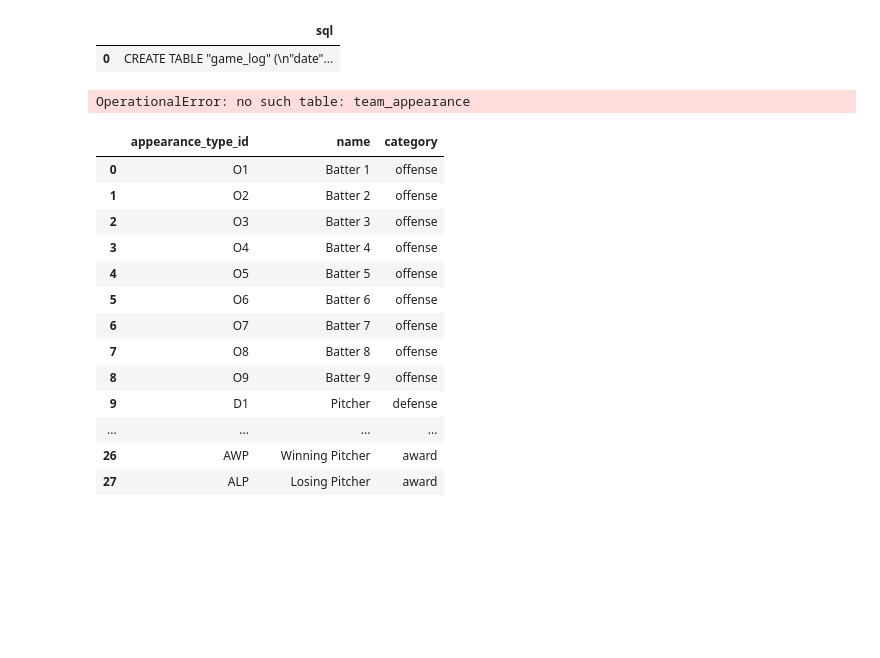
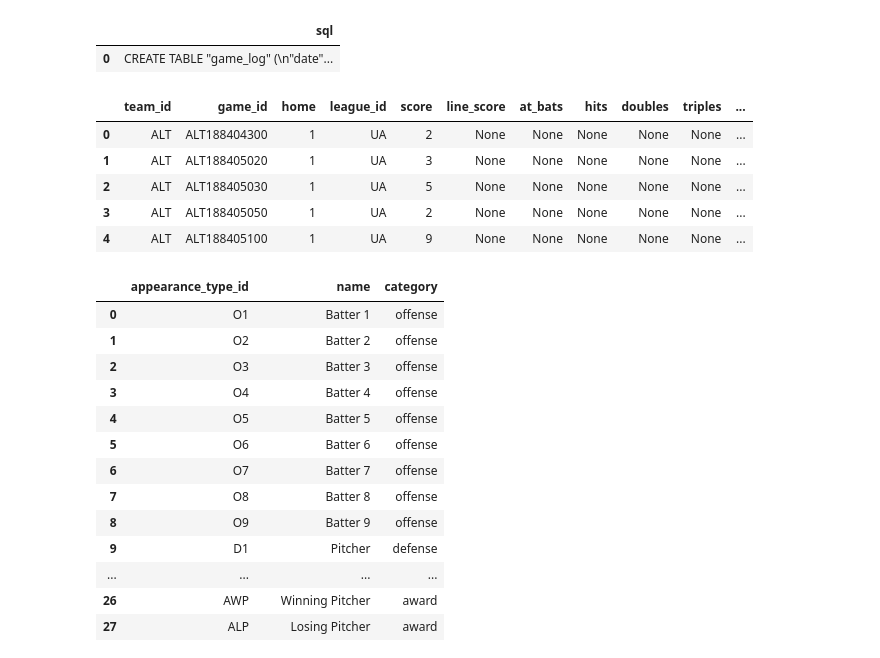
Before and after one commit to matiasconde/Designing-and-Creating-a-Database-MLB, a Jupyter notebook: Notebook.ipynb, the cells around one changed output. Saved outputs shown, nothing was run; the diff lists cells and outputs as text; code cells hidden in the pictures; blank space fills up the shorter version.

```diff
--- a/Notebook.ipynb
+++ b/Notebook.ipynb
@@ -474,7 +472,6 @@ run_query('SELECT sql FROM sqlite_master WHERE name = \
 |  | sql |
 | 0 | CREATE TABLE "game_log" (\n"date"... |
 # %%
-run_command('DROP TABLE team_appearance')
 query_team_appearance = """CREATE TABLE IF NOT EXISTS team_appearance
 (team_id TEXT, game_id TEXT, home INTEGER, league_id TEXT, score INTEGER,
 line_score TEXT, at_bats REAL, hits REAL,
@@ -506,34 +503,39 @@ h_walks, h_intentional_walks,
 h_strikeouts, h_stolen_bases,
 h_caught_stealing, h_grounded_into_double,
 h_first_catcher_interference, h_left_on_base,
 h_pitchers_used, h_individual_earned_runs,
 h_team_earned_runs, h_wild_pitches,
 h_balks, h_putouts, h_assists, h_errors,
 h_passed_balls, h_double_plays, h_triple_plays
 FROM game_log
 UNION
 SELECT v_name, game_id, 0 AS home, v_league,
 v_score,
 v_line_score, v_at_bats, v_hits,
 v_doubles, v_triples,
 v_homeruns, v_rbi, v_sacrifice_hits,
 v_sacrifice_flies, v_hit_by_pitch,
 v_walks, v_intentional_walks,
 v_strikeouts, v_stolen_bases,
 v_caught_stealing, v_grounded_into_double,
 v_first_catcher_interference, v_left_on_base,
 v_pitchers_used, v_individual_earned_runs,
 v_team_earned_runs, v_wild_pitches,
 v_balks, v_putouts, v_assists, v_errors,
 v_passed_balls, v_double_plays, v_triple_plays
 FROM game_log;"""
 
 run_command(query_team_appearance)
 run_command(query_data_team_appearance)
 
 run_query('SELECT * FROM team_appearance LIMIT 5')
 # %% [output]
-OperationalError: no such table: team_appearance
+|  | team_id | game_id | home | league_id | score | line_score | at_bats | hits | doubles | triples | ... |
+| 0 | ALT | ALT188404300 | 1 | UA | 2 | None | None | None | None | None | ... |
+| 1 | ALT | ALT188405020 | 1 | UA | 3 | None | None | None | None | None | ... |
+| 2 | ALT | ALT188405030 | 1 | UA | 5 | None | None | None | None | None | ... |
+| 3 | ALT | ALT188405050 | 1 | UA | 2 | None | None | None | None | None | ... |
+| 4 | ALT | ALT188405100 | 1 | UA | 9 | None | None | None | None | None | ... |
 # %%
 run_query('SELECT * FROM appearance_type')
 # %% [output]
```
Also changed, not shown: parts of 14 cells of this notebook.
